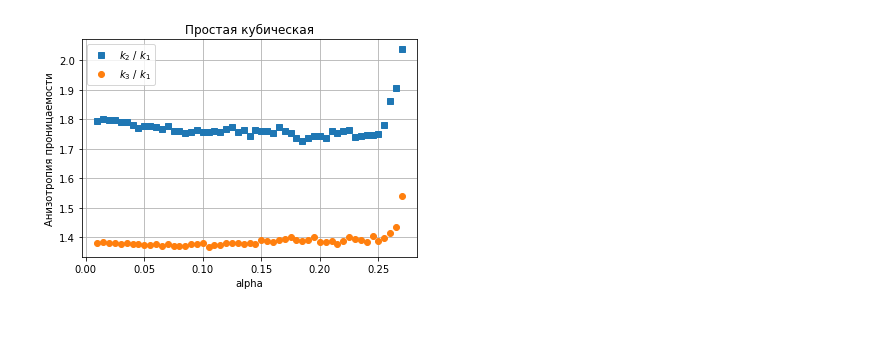
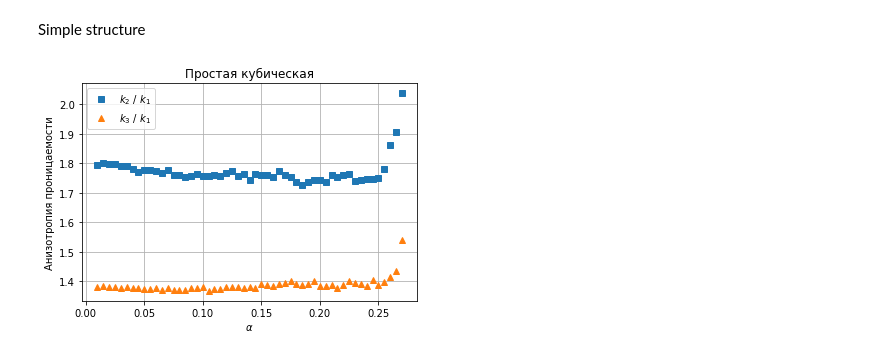
Before and after one commit to L-Nafaryus/anisotropy, a Jupyter notebook: data/analyze.ipynb, the cells around one changed output. Drawn from its saved outputs; the diff is of its cells as text; code cells hidden in the pictures; blank space fills up the shorter version.

Commit message:
Mod: update data analyze figures

```diff
--- a/data/analyze.ipynb
+++ b/data/analyze.ipynb
@@ -8,16 +11,0 @@ savefig = False
-# %%
-execution = 5
-data = "flowRate"
-
-if not db.getExecution(execution):
-    print("Execution not found")
-
-for model in db.tables:
-    try:
-        column = getattr(model, data)
-
-    except AttributeError:
-        pass
-
-    else:
-        break
@@ -99,15 +123,29 @@ import matplotlib.pyplot as plt
+# %% [markdown]
+Simple structure
 # %%
+df = load_data(execution, "flowRate")
+simple = df[df.label == "simple"].groupby(df.direction)
+alpha = simple.get_group("[0.0, 0.0, 1.0]")["alpha"].to_numpy()
+
+anisotropy_21 = 2 * simple.get_group('[0.0, 0.0, 1.0]')["flowRate"].to_numpy() / simple.get_group('[1.0, 0.0, 0.0]')["flowRate"].to_numpy()
+anisotropy_31 = 2 * simple.get_group('[1.0, 1.0, 1.0]')["flowRate"].to_numpy() / simple.get_group('[1.0, 0.0, 0.0]')["flowRate"].to_numpy()
+#poly = np.polynomial.Polynomial.fit(alpha, anisotropy_21, 1)
+
+anisotropy_21 = filter_group(anisotropy_21, qhigh = False)
+anisotropy_31 = filter_group(anisotropy_31, qhigh = False)
+
 fig, ax = plt.subplots(nrows = 1, ncols = 1)
-ax.plot(a_s[0], k_s2, "s", label = "$k_2$ / $k_1$")
-ax.plot(a_s[0], k_s3, "o", label = "$k_3$ / $k_1$")
+ax.plot(alpha, anisotropy_21, "s", label = "$k_2$ / $k_1$")
+ax.plot(alpha, anisotropy_31, "^", label = "$k_3$ / $k_1$")
+#ax.plot(alpha, poly(alpha), "-")
 plt.legend()
 plt.grid(True)
-plt.xlabel("alpha")
+plt.xlabel(r"$\alpha$")
 plt.ylabel("Анизотропия проницаемости")
 plt.title("Простая кубическая")
 plt.show()
 
 if savefig:
     fig.savefig("anisotropy-simple.png")
 # %% [output]
-[figure, old version]
+[figure, new version]
```
Also changed, not shown: parts of 19 cells of this notebook.
